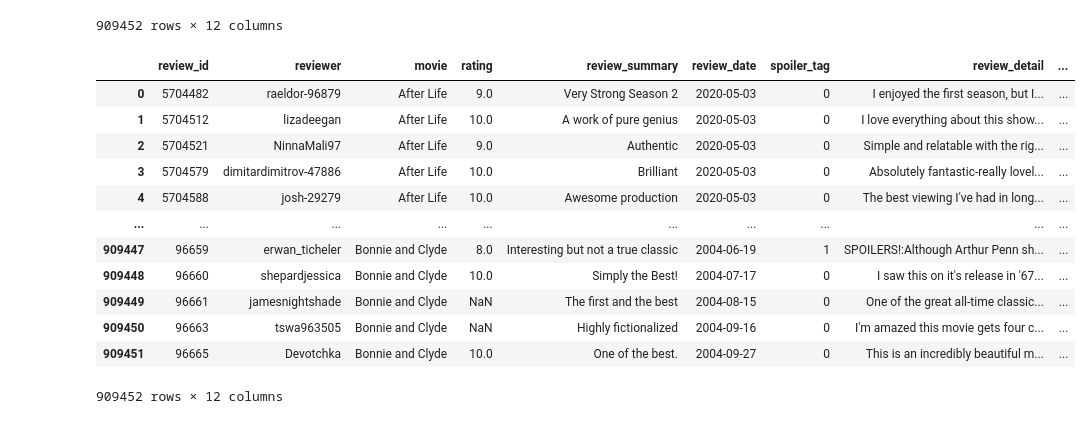
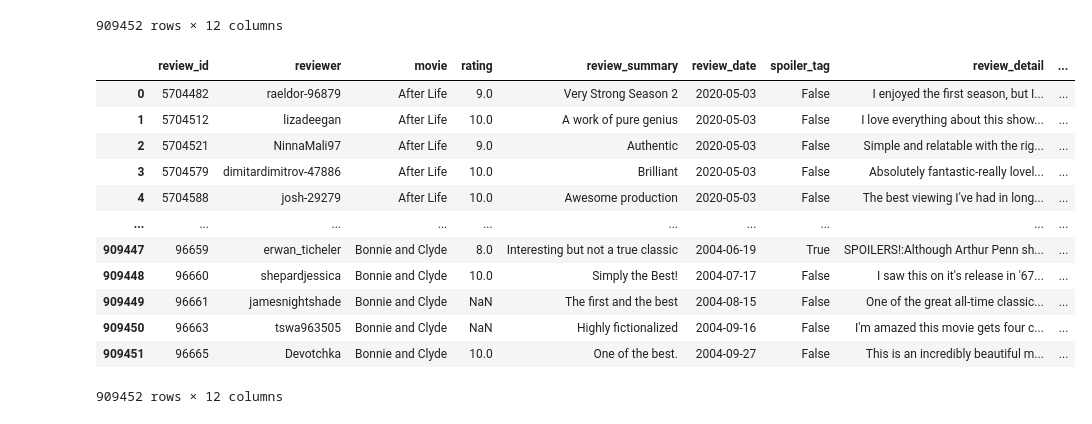
Before and after one commit to rfontao/PRI, a Jupyter notebook: notebooks/merge_to_json.ipynb, the cells around one changed output. Saved outputs shown, nothing was run; the diff lists cells and outputs as text; code cells hidden in the pictures.

```diff
--- a/notebooks/merge_to_json.ipynb
+++ b/notebooks/merge_to_json.ipynb
@@ -66,20 +66,21 @@ display(reviews)
 909452 rows × 12 columns
 # %%
 reviews.loc[:, 'review_date'] = pd.to_datetime(reviews['review_date'], format='%d %B %Y')
+reviews.loc[:, 'spoiler_tag'] = reviews.loc[:, 'spoiler_tag'].map({0: False, 1: True})
 display(reviews)
 # %% [output]
 |  | review_id | reviewer | movie | rating | review_summary | review_date | spoiler_tag | review_detail | ... |
-| 0 | 5704482 | raeldor-96879 | After Life | 9.0 | Very Strong Season 2 | 2020-05-03 | 0 | I enjoyed the first season, but I... | ... |
-| 1 | 5704512 | lizadeegan | After Life | 10.0 | A work of pure genius | 2020-05-03 | 0 | I love everything about this show... | ... |
-| 2 | 5704521 | NinnaMali97 | After Life | 9.0 | Authentic | 2020-05-03 | 0 | Simple and relatable with the rig... | ... |
-| 3 | 5704579 | dimitardimitrov-47886 | After Life | 10.0 | Brilliant | 2020-05-03 | 0 | Absolutely fantastic-really lovel... | ... |
-| 4 | 5704588 | josh-29279 | After Life | 10.0 | Awesome production | 2020-05-03 | 0 | The best viewing I've had in long... | ... |
+| 0 | 5704482 | raeldor-96879 | After Life | 9.0 | Very Strong Season 2 | 2020-05-03 | False | I enjoyed the first season, but I... | ... |
+| 1 | 5704512 | lizadeegan | After Life | 10.0 | A work of pure genius | 2020-05-03 | False | I love everything about this show... | ... |
+| 2 | 5704521 | NinnaMali97 | After Life | 9.0 | Authentic | 2020-05-03 | False | Simple and relatable with the rig... | ... |
+| 3 | 5704579 | dimitardimitrov-47886 | After Life | 10.0 | Brilliant | 2020-05-03 | False | Absolutely fantastic-really lovel... | ... |
+| 4 | 5704588 | josh-29279 | After Life | 10.0 | Awesome production | 2020-05-03 | False | The best viewing I've had in long... | ... |
 | ... | ... | ... | ... | ... | ... | ... | ... | ... | ... |
-| 909447 | 96659 | erwan_ticheler | Bonnie and Clyde | 8.0 | Interesting but not a true classic | 2004-06-19 | 1 | SPOILERS!:Although Arthur Penn sh... | ... |
-| 909448 | 96660 | shepardjessica | Bonnie and Clyde | 10.0 | Simply the Best! | 2004-07-17 | 0 | I saw this on it's release in '67... | ... |
-| 909449 | 96661 | jamesnightshade | Bonnie and Clyde | NaN | The first and the best | 2004-08-15 | 0 | One of the great all-time classic... | ... |
-| 909450 | 96663 | tswa963505 | Bonnie and Clyde | NaN | Highly fictionalized | 2004-09-16 | 0 | I'm amazed this movie gets four c... | ... |
-| 909451 | 96665 | Devotchka | Bonnie and Clyde | 10.0 | One of the best. | 2004-09-27 | 0 | This is an incredibly beautiful m... | ... |
+| 909447 | 96659 | erwan_ticheler | Bonnie and Clyde | 8.0 | Interesting but not a true classic | 2004-06-19 | True | SPOILERS!:Although Arthur Penn sh... | ... |
+| 909448 | 96660 | shepardjessica | Bonnie and Clyde | 10.0 | Simply the Best! | 2004-07-17 | False | I saw this on it's release in '67... | ... |
+| 909449 | 96661 | jamesnightshade | Bonnie and Clyde | NaN | The first and the best | 2004-08-15 | False | One of the great all-time classic... | ... |
+| 909450 | 96663 | tswa963505 | Bonnie and Clyde | NaN | Highly fictionalized | 2004-09-16 | False | I'm amazed this movie gets four c... | ... |
+| 909451 | 96665 | Devotchka | Bonnie and Clyde | 10.0 | One of the best. | 2004-09-27 | False | This is an incredibly beautiful m... | ... |
 909452 rows × 12 columns
 # %%
 merged_df = netflix.merge(
```
Also changed, not shown: parts of 1 cell of this notebook, 4 other files.
